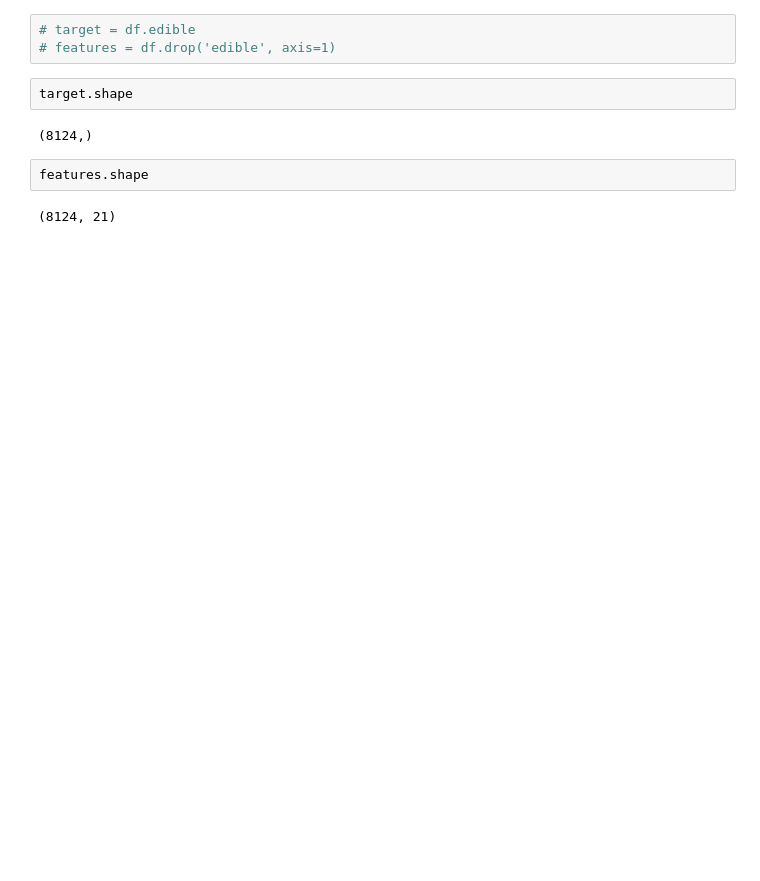
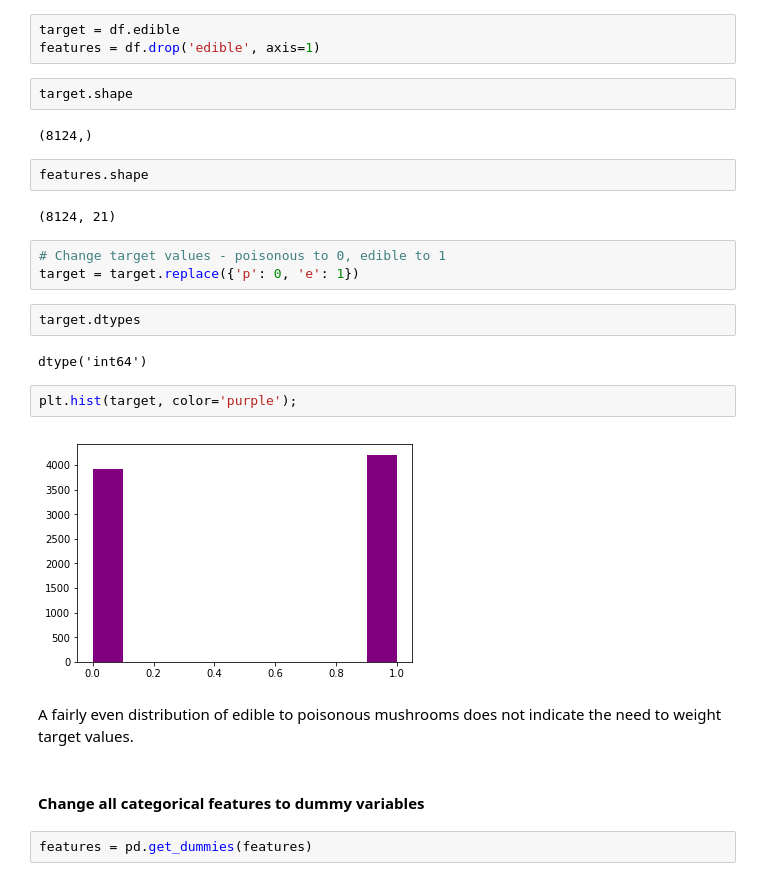
Before and after one commit to MagicMilly/dsc-3-final-project-online-ds-ft-100118, a Jupyter notebook: student.ipynb, the cells around one changed output. Cells and saved outputs as stored; diff of their text form; blank space fills up the shorter version.

```diff
--- a/student.ipynb
+++ b/student.ipynb
@@ -276,8 +281,8 @@ population                  object
 habitat                     object
 dtype: object
 # %%
-# target = df.edible
-# features = df.drop('edible', axis=1)
+target = df.edible
+features = df.drop('edible', axis=1)
 # %%
 target.shape
 # %% [output]
@@ -286,3 +291,20 @@ target.shape
 features.shape
 # %% [output]
 (8124, 21)
+# %%
+# Change target values - poisonous to 0, edible to 1
+target = target.replace({'p': 0, 'e': 1})
+# %%
+target.dtypes
+# %% [output]
+dtype('int64')
+# %%
+plt.hist(target, color='purple');
+# %% [output]
+[figure, added]
+# %% [markdown]
+A fairly even distribution of edible to poisonous mushrooms does not indicate the need to weight target values.
+# %% [markdown]
+#### Change all categorical features to dummy variables
+# %%
+features = pd.get_dummies(features)
```
Also changed, not shown: parts of 13 cells of this notebook.
